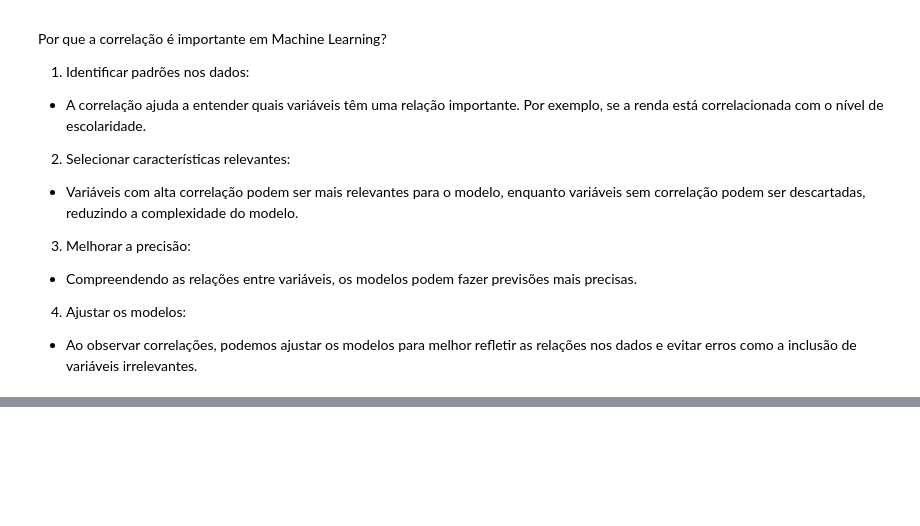
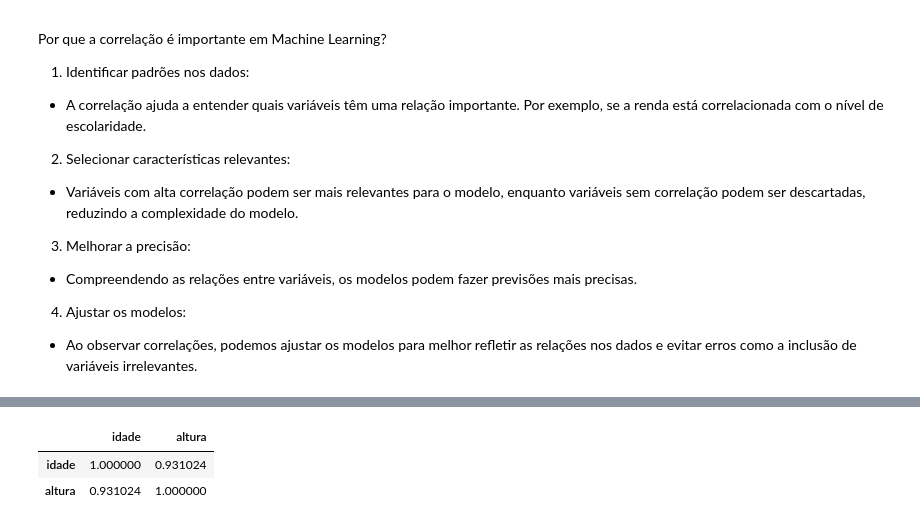
Before and after one commit to LeoStarkBR/IA-Com-python---Estudos, a Jupyter notebook: estatistica_devs/estatistica_devs.ipynb, the cells around one changed output, grey strips where cells are left out. Drawn from its saved outputs; the diff is of its cells as text; code cells hidden in the pictures; blank space fills up the shorter version.

```diff
--- a/estatistica_devs/estatistica_devs.ipynb
+++ b/estatistica_devs/estatistica_devs.ipynb
@@ -224,0 +273,7 @@ Por que a correlação é importante em Machine Learning?
+# %%
+df_medidas.corr(method='pearson')
+#nao precisamos definir a variavel, pois o metodo corr ja faz isso e temos apenas duas variaveis
+# %% [output]
+|  | idade | altura |
+| idade | 1.000000 | 0.931024 |
+| altura | 0.931024 | 1.000000 |
```
Also changed, not shown: parts of 7 cells of this notebook.
